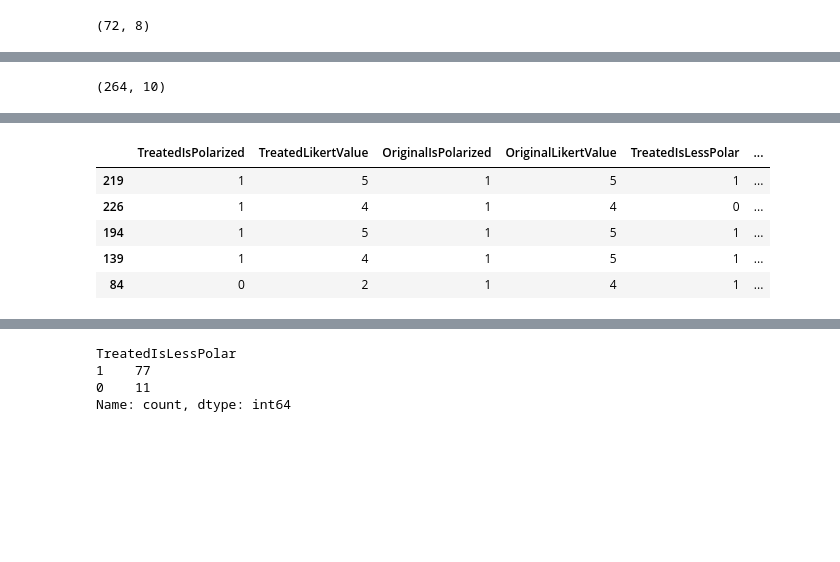
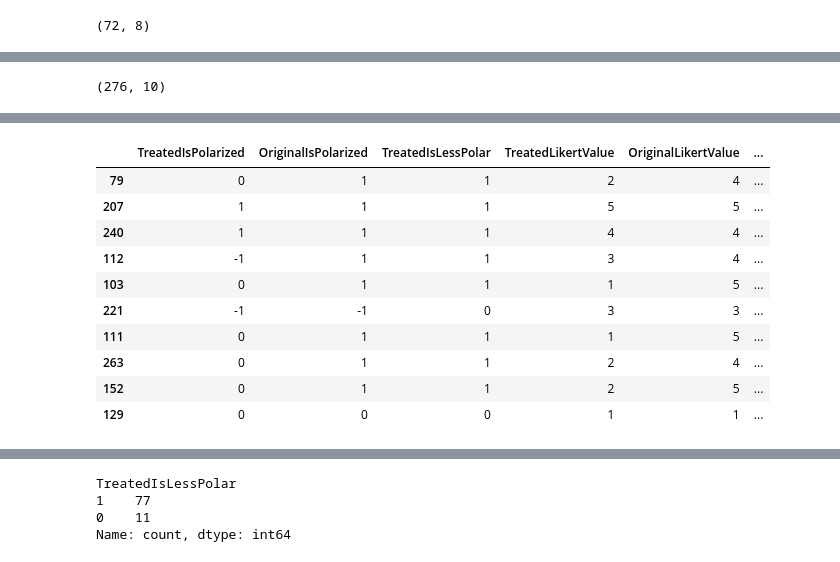
Before and after one commit to lucasraniere/political-polarization-mitigation-survey-online, a Jupyter notebook: analysis/notebooks/01-Data Overview.ipynb, the cells around one changed output, grey strips where cells are left out. Cells and saved outputs as stored; diff of their text form; code cells hidden in the pictures; blank space fills up the shorter version.

```diff
--- a/analysis/notebooks/01-Data Overview.ipynb
+++ b/analysis/notebooks/01-Data Overview.ipynb
@@ -31,4 +32,5 @@ qualif_participants.shape
 # %%
+qualif_participants['PoliticalLeaning'] = qualif_participants['PoliticalLeaning'].map(lambda x: utils.proc_participant_leaning(x))
 qualif_participants['PoliticalLeaning'].value_counts()
 # %% [output]
 PoliticalLeaning
@@ -62,4 +59,5 @@ qualif_participants['TreatmentGroup'].value_counts().plot.bar()
 # %%
 answers_df = pd.read_parquet(os.path.join(DATA_PATH, 'answers.parquet'))
+answers_df.dropna(axis=0, how='any', inplace=True)
 answers_df.shape
 # %% [output]
@@ -81,8 +65,9 @@ answers_df.sample(10)
 # %%
+# selecting answer from qualified participants
 qualif_answers = answers_df.loc[answers_df['FK_ParticipantId'].isin(qualif_participants['ParticipantId'].values)].reset_index(drop=True)
 qualif_answers.shape
 # %% [output]
-(264, 10)
+(276, 10)
 # %%
 qualif_answers.head(10)
 # %% [output]
@@ -104,16 +89,16 @@ for idx, row in qualif_answers.iterrows():
     treated_polar, treated_likert, original_polar, original_likert = utils.get_polar_info(row)
     treated_less_polar = utils.is_treated_less_polar(row)
     diff_likert_treated_original = utils.get_treat_diff(row)
-    tweet_bias = utils.get_tt_bias(row['Text1'])
-    participant_leaning = int(qualif_participants.loc[qualif_participants['ParticipantId']==row['FK_ParticipantId']]['PoliticalLeaning'].values[0])
+    tweet_bias = utils.proc_tweet_bias(utils.get_tt_bias(row['Text1']))
+    participant_leaning = qualif_participants.loc[qualif_participants['ParticipantId']==row['FK_ParticipantId']]['PoliticalLeaning'].values[0]
     treatment_group = qualif_participants.loc[qualif_participants['ParticipantId']==row['FK_ParticipantId']]['TreatmentGroup'].values[0]
     new_values.append(
         {
             'TreatedIsPolarized' : treated_polar,
+            'OriginalIsPolarized' : original_polar,
+            'TreatedIsLessPolar' : treated_less_polar,
             'TreatedLikertValue' : treated_likert,
-            'OriginalIsPolarized' : original_polar,
             'OriginalLikertValue' : original_likert,
-            'TreatedIsLessPolar' : treated_less_polar,
             'DiffLikertTreatedOriginal' : diff_likert_treated_original,
             'TweetBias' : tweet_bias,
             'ParticipantLeaning' : participant_leaning,
@@ -122,14 +107,19 @@ for idx, row in qualif_answers.iterrows():
     )
 # %%
 new_columns = pd.DataFrame.from_records(new_values)
-new_columns.sample(5)
+new_columns.sample(10)
 # %% [output]
-|  | TreatedIsPolarized | TreatedLikertValue | OriginalIsPolarized | OriginalLikertValue | TreatedIsLessPolar | ... |
-| 219 | 1 | 5 | 1 | 5 | 1 | ... |
-| 226 | 1 | 4 | 1 | 4 | 0 | ... |
-| 194 | 1 | 5 | 1 | 5 | 1 | ... |
-| 139 | 1 | 4 | 1 | 5 | 1 | ... |
-| 84 | 0 | 2 | 1 | 4 | 1 | ... |
+|  | TreatedIsPolarized | OriginalIsPolarized | TreatedIsLessPolar | TreatedLikertValue | OriginalLikertValue | ... |
+| 79 | 0 | 1 | 1 | 2 | 4 | ... |
+| 207 | 1 | 1 | 1 | 5 | 5 | ... |
+| 240 | 1 | 1 | 1 | 4 | 4 | ... |
+| 112 | -1 | 1 | 1 | 3 | 4 | ... |
+| 103 | 0 | 1 | 1 | 1 | 5 | ... |
+| 221 | -1 | -1 | 0 | 3 | 3 | ... |
+| 111 | 0 | 1 | 1 | 1 | 5 | ... |
+| 263 | 0 | 1 | 1 | 2 | 4 | ... |
+| 152 | 0 | 1 | 1 | 2 | 5 | ... |
+| 129 | 0 | 0 | 0 | 1 | 1 | ... |
 # %%
 answers_data = pd.concat([qualif_answers, new_columns], axis=1)
 answers_data.sample(10)
```
Also changed, not shown: parts of 10 cells of this notebook, 8 other files.
